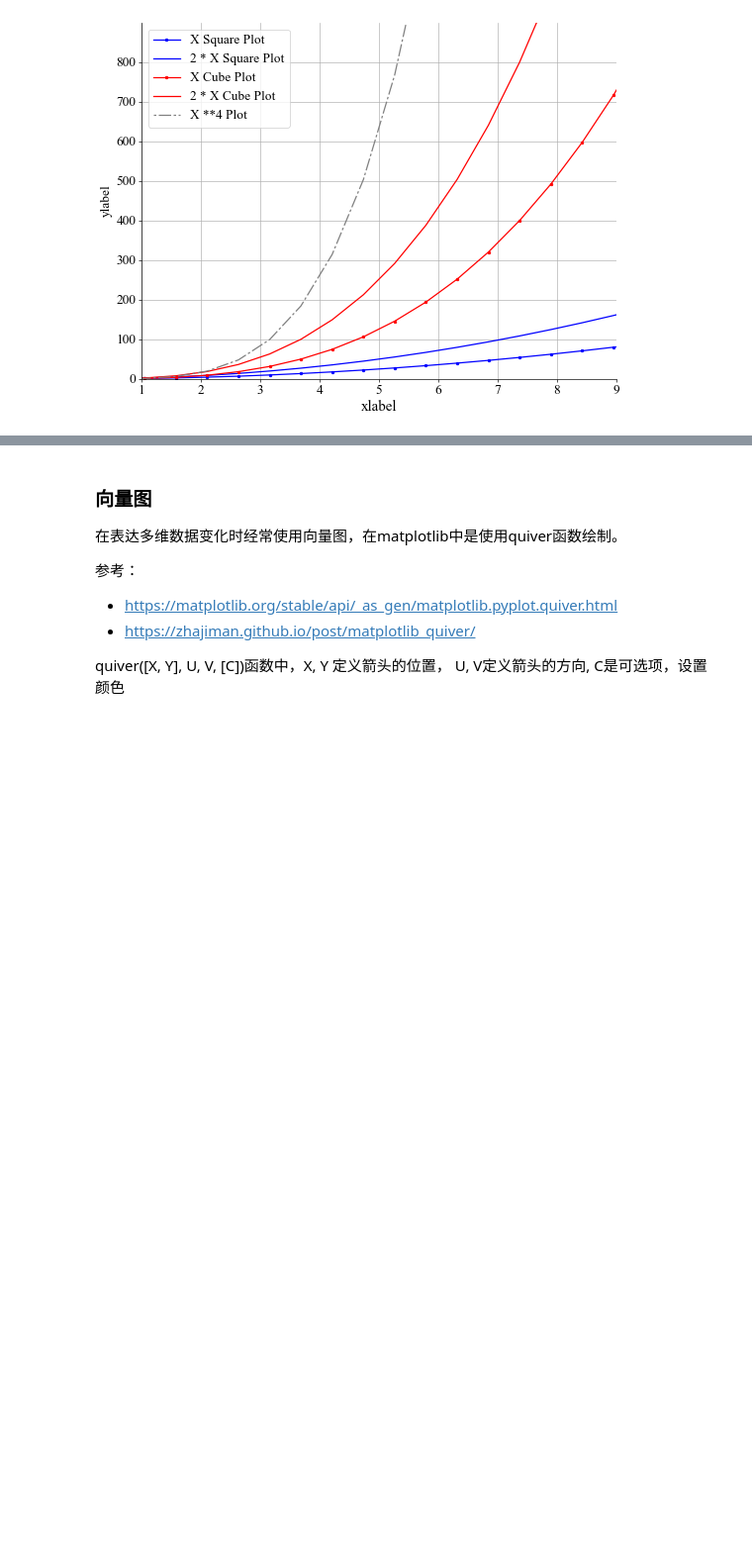
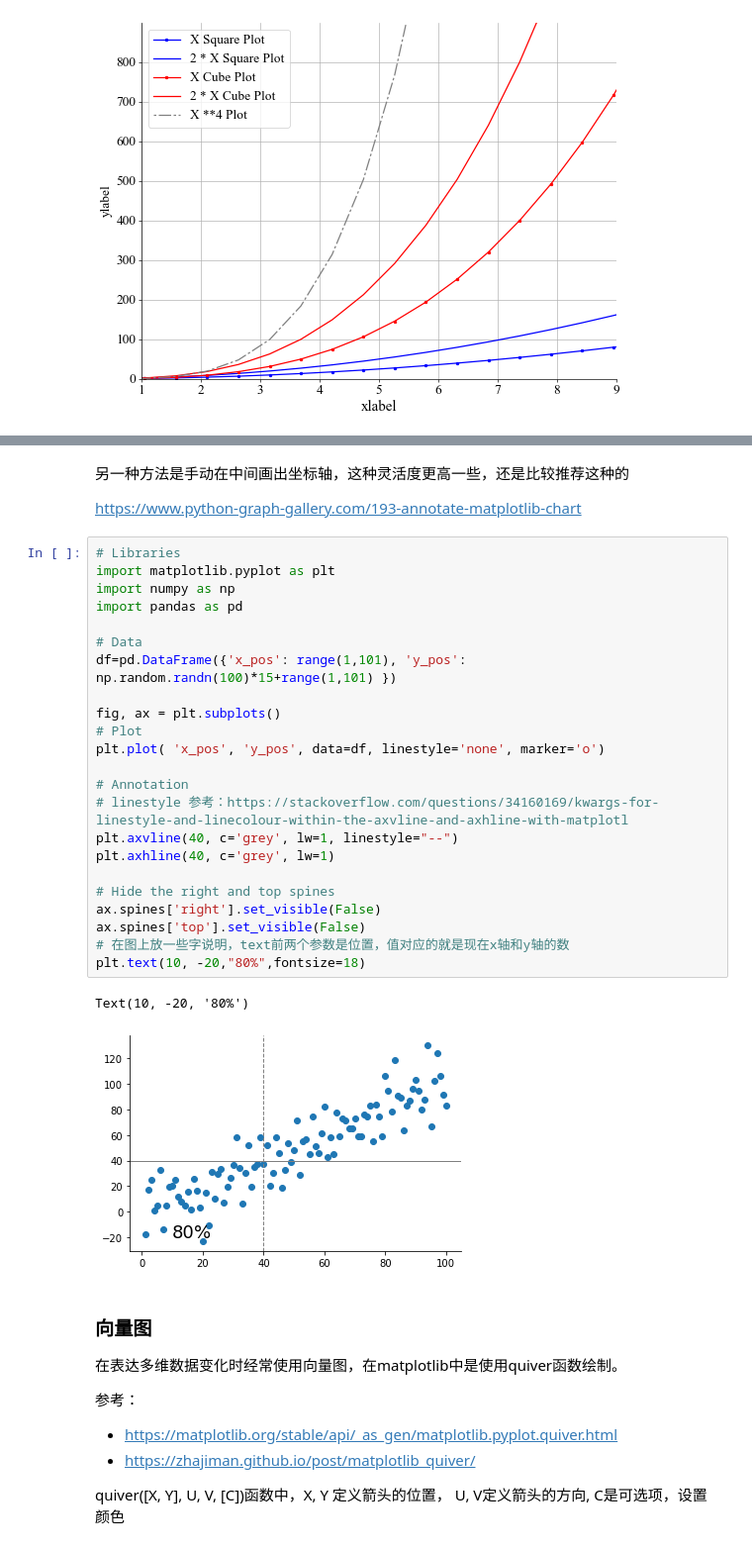
Before and after one commit to iHeadWater/hydrus, a Jupyter notebook: 3-basic-pyviz/1-matplotlib-intro/how-to-use-matplotlib.ipynb, the cells around one changed output, grey strips where cells are left out. Shown at 99% size. Cells and saved outputs as stored; diff of their text form; blank space fills up the shorter version.

```diff
--- a/3-basic-pyviz/1-matplotlib-intro/how-to-use-matplotlib.ipynb
+++ b/3-basic-pyviz/1-matplotlib-intro/how-to-use-matplotlib.ipynb
@@ -646,3 +677,33 @@ plt.legend(prop={'size': 16})
+# %% [markdown]
+另一种方法是手动在中间画出坐标轴，这种灵活度更高一些，还是比较推荐这种的
+
+https://www.python-graph-gallery.com/193-annotate-matplotlib-chart
+# %%
+# Libraries
+import matplotlib.pyplot as plt
+import numpy as np
+import pandas as pd
+
+# Data
+df=pd.DataFrame({'x_pos': range(1,101), 'y_pos': np.random.randn(100)*15+range(1,101) })
+
+fig, ax = plt.subplots()
+# Plot
+plt.plot( 'x_pos', 'y_pos', data=df, linestyle='none', marker='o')
+
+# Annotation
+# linestyle 参考：https://stackoverflow.com/questions/34160169/kwargs-for-linestyle-and-linecolour-within-the-axvline-and-axhline-with-matplotl
+plt.axvline(40, c='grey', lw=1, linestyle="--")
+plt.axhline(40, c='grey', lw=1)
+
+# Hide the right and top spines
+ax.spines['right'].set_visible(False)
+ax.spines['top'].set_visible(False)
+# 在图上放一些字说明，text前两个参数是位置，值对应的就是现在x轴和y轴的数
+plt.text(10, -20,"80%",fontsize=18)
+# %% [output]
+Text(10, -20, '80%')
+[figure, added]
 # %% [markdown]
 ### 向量图
 
```
Also changed, not shown: parts of 2 cells of this notebook.
